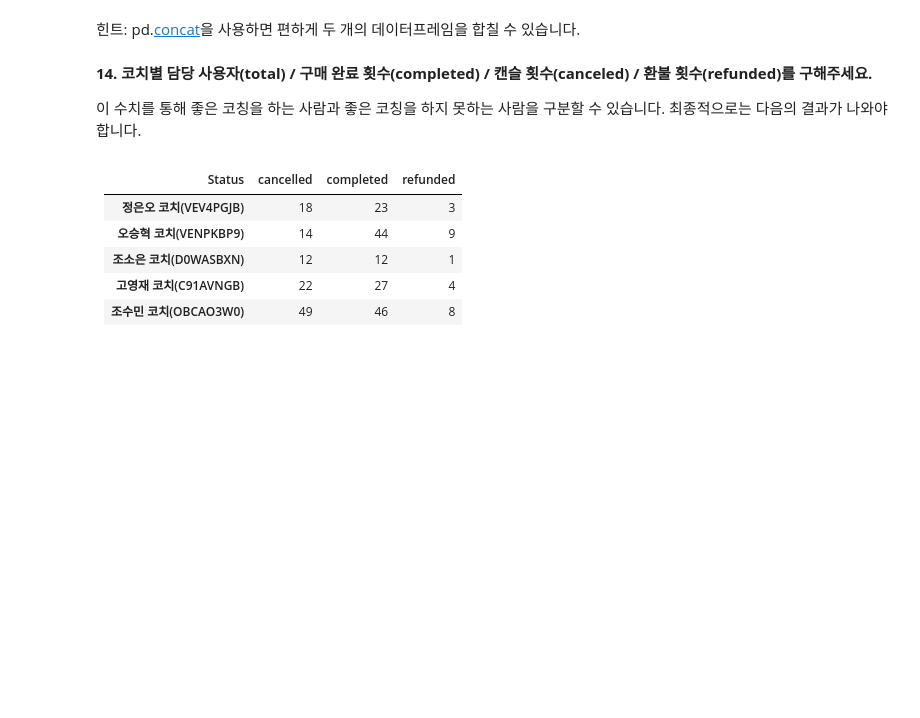
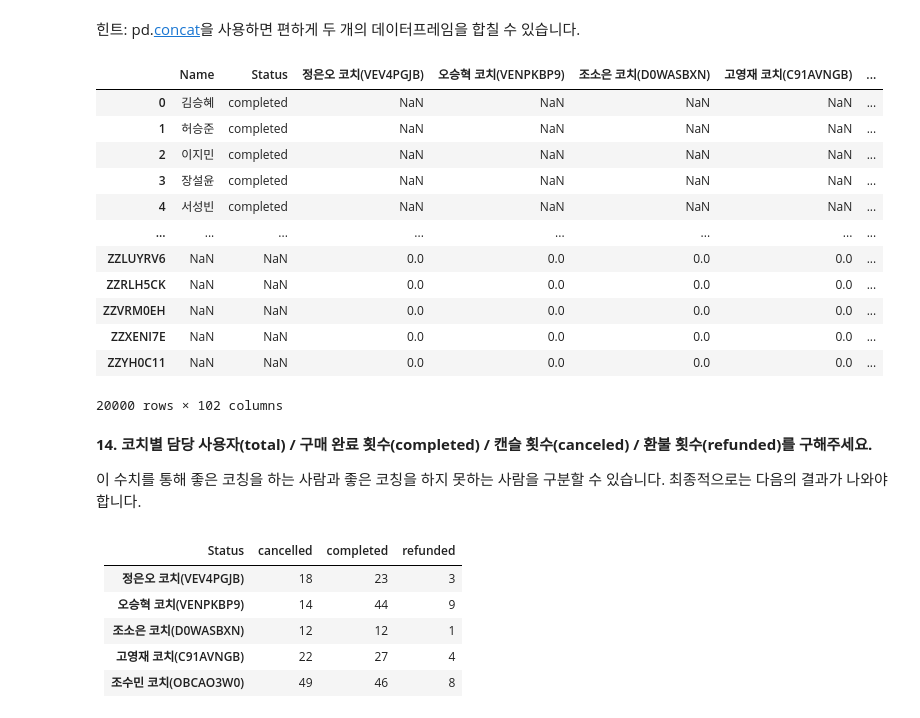
Before and after one commit to Changju-Lee1866/data_preprocessing, a Jupyter notebook: noom/0202_noom(assignment)원본_이창주.ipynb, the cells around one changed output. Cells and saved outputs as stored; diff of their text form; code cells hidden in the pictures; blank space fills up the shorter version.

```diff
--- a/noom/0202_noom(assignment)원본_이창주.ipynb
+++ b/noom/0202_noom(assignment)원본_이창주.ipynb
@@ -1822,7 +1943,7 @@ Name: Channel, dtype: int64
 # %%
 # 먼저 코칭 데이터를 가져옵니다.
 # 이 결과를 coach라는 이름의 변수에 할당합니다.
-coach = pd.read_csv("data/noom/noom_coach.csv", index_col="Access Code")
+coach = pd.read_csv("data/noom_coach.csv", index_col="Access Code")
 
 # coach 변수에 할당된 데이터의 행렬 사이즈를 출력합니다.
 # 출력은 (row, column) 으로 표시됩니다.
@@ -2592,6 +2713,23 @@ coach.head()
 힌트: pd.[concat](https://pandas.pydata.org/pandas-docs/stable/generated/pandas.concat.html)을 사용하면 편하게 두 개의 데이터프레임을 합칠 수 있습니다.
 # %%
 # Write your code here!
+core_data = raw_data[["Name", "Status"]]
+coach_data = pd.concat([core_data, coach], axis=1)
+coach_data
+# %% [output]
+|  | Name | Status | 정은오 코치(VEV4PGJB) | 오승혁 코치(VENPKBP9) | 조소은 코치(D0WASBXN) | 고영재 코치(C91AVNGB) | ... |
+| 0 | 김승혜 | completed | NaN | NaN | NaN | NaN | ... |
+| 1 | 허승준 | completed | NaN | NaN | NaN | NaN | ... |
+| 2 | 이지민 | completed | NaN | NaN | NaN | NaN | ... |
+| 3 | 장설윤 | completed | NaN | NaN | NaN | NaN | ... |
+| 4 | 서성빈 | completed | NaN | NaN | NaN | NaN | ... |
+| ... | ... | ... | ... | ... | ... | ... | ... |
+| ZZLUYRV6 | NaN | NaN | 0.0 | 0.0 | 0.0 | 0.0 | ... |
+| ZZRLH5CK | NaN | NaN | 0.0 | 0.0 | 0.0 | 0.0 | ... |
+| ZZVRM0EH | NaN | NaN | 0.0 | 0.0 | 0.0 | 0.0 | ... |
+| ZZXENI7E | NaN | NaN | 0.0 | 0.0 | 0.0 | 0.0 | ... |
+| ZZYH0C11 | NaN | NaN | 0.0 | 0.0 | 0.0 | 0.0 | ... |
+20000 rows × 102 columns
 # %% [markdown]
 **14. 코치별 담당 사용자(total) / 구매 완료 횟수(completed) / 캔슬 횟수(canceled) / 환불 횟수(refunded)를 구해주세요.**
 
```
Also changed, not shown: parts of 17 cells of this notebook.
